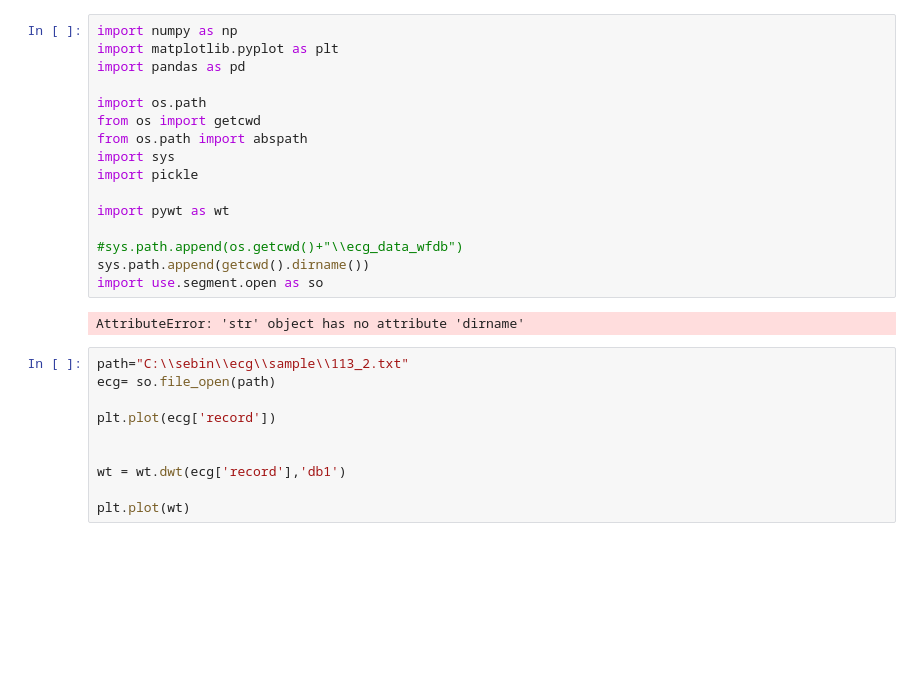
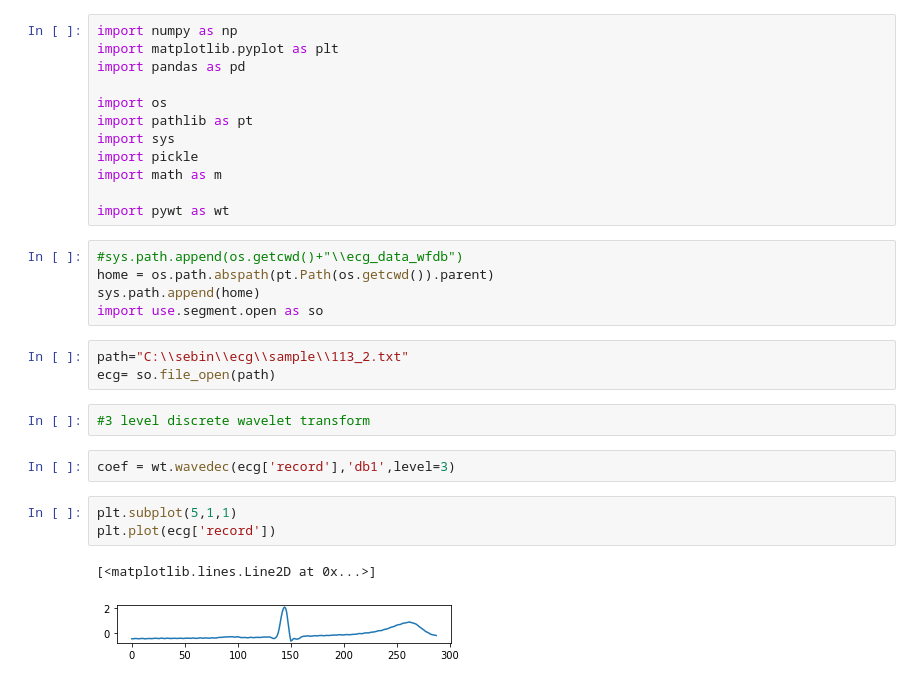
Before and after one commit to sbscsue/ecg_data_wfdb, a Jupyter notebook: example/wt.ipynb, the cells around one changed output. Drawn from its saved outputs; the diff is of its cells as text; blank space fills up the shorter version.

```diff
--- a/example/wt.ipynb
+++ b/example/wt.ipynb
@@ -3,26 +3,28 @@ import numpy as np
 import matplotlib.pyplot as plt
 import pandas as pd
 
-import os.path
-from os import getcwd
-from os.path import abspath
+import os
+import pathlib as pt
 import sys
 import pickle
+import math as m
 
 import pywt as wt
-
-#sys.path.append(os.getcwd()+"\\ecg_data_wfdb")
-sys.path.append(getcwd().dirname())
-import use.segment.open as so
-# %% [output]
-AttributeError: 'str' object has no attribute 'dirname'
+# %%
+#sys.path.append(os.getcwd()+"\\ecg_data_wfdb")
+home = os.path.abspath(pt.Path(os.getcwd()).parent)
+sys.path.append(home)
+import use.segment.open as so
 # %%
 path="C:\\sebin\\ecg\\sample\\113_2.txt"
 ecg= so.file_open(path)
-
-plt.plot(ecg['record'])
-
-
-wt = wt.dwt(ecg['record'],'db1')
-
-plt.plot(wt)
+# %%
+#3 level discrete wavelet transform
+# %%
+coef = wt.wavedec(ecg['record'],'db1',level=3)
+# %%
+plt.subplot(5,1,1)
+plt.plot(ecg['record'])
+# %% [output]
+[<matplotlib.lines.Line2D at 0x...>]
+[figure, added]
```
Also changed, not shown: parts of 25 cells of this notebook, 1 other file.
